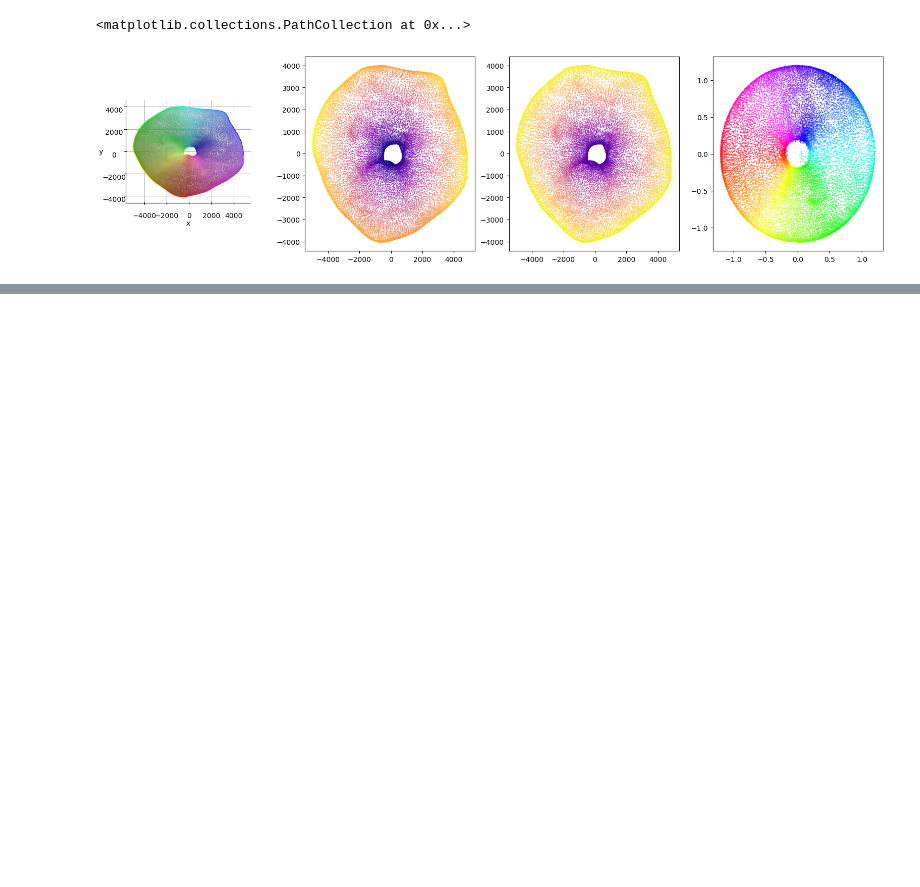
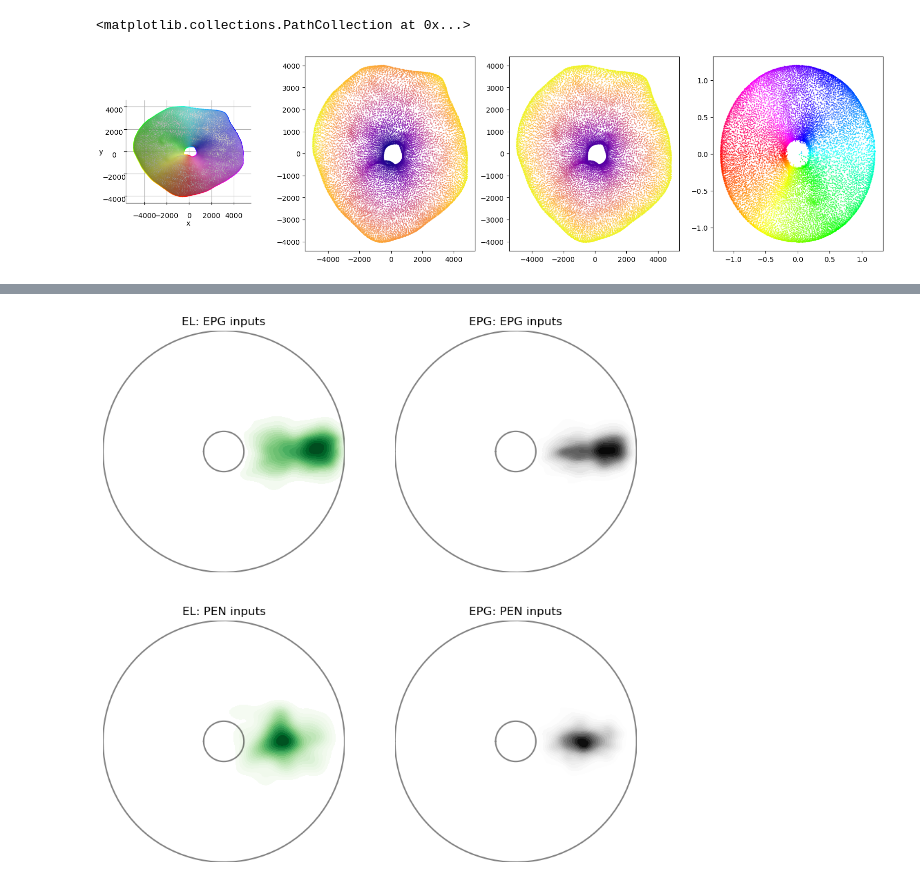
Before and after one commit to yfisher-lab/NeuromodPlasticity, a Jupyter notebook: Notebooks/connectomics_analysis/EL_synaptic_partners_plots.ipynb, the cells around one changed output, grey strips where cells are left out. Cells and saved outputs as stored; diff of their text form; code cells hidden in the pictures; blank space fills up the shorter version.

```diff
--- a/Notebooks/connectomics_analysis/EL_synaptic_partners_plots.ipynb
+++ b/Notebooks/connectomics_analysis/EL_synaptic_partners_plots.ipynb
@@ -411,0 +448,74 @@ for i, el in els_df.iloc[:].iterrows():
+# %%
+fig, ax = plt.subplots(2, 2, figsize=(10, 10), sharex=True, sharey=True)
+l = 20
+sns.kdeplot(
+    el_epg_synapses,
+    x='rotated_x',
+    y='rotated_y',
+    ax=ax[0,0],
+    cmap='Greens',
+    # color='green',
+    levels=l,
+    fill=True,
+)
+ax[0,0].set_title('EL: EPG inputs')
+
+sns.kdeplot(
+    epg_epg_synapses,
+    x='rotated_x',
+    y='rotated_y',
+    ax=ax[0,1],
+    cmap='Greys',
+    # color='black',
+    # linewidth=0,
+    levels=l,
+    fill=True,
+
+
+)
+ax[0,1].set_title('EPG: EPG inputs')
+
+sns.kdeplot(
+    el_pen_synapses,
+    x='rotated_x',
+    y='rotated_y',
+    ax=ax[1,0],
+    cmap='Greens',
+    # color='green',
+    levels=l,
+    fill=True,
+
+)
+ax[1,0].set_title('EL: PEN inputs')
+
+sns.kdeplot(
+    epg_pen_synapses,
+    x='rotated_x',
+    y='rotated_y',
+    ax=ax[1,1],
+    cmap='Greys',
+    # color='black',
+    # linewidth=0,
+    levels=l,
+    fill=True,
+
+)
+ax[1,1].set_title('EPG: PEN inputs')
+
+min_rad = .2
+max_rad = 1.2
+angles = np.linspace(-np.pi, np.pi, num=100)
+for a in ax.flatten():
+
+    a.plot(np.cos(angles) * min_rad, np.sin(angles) * min_rad, color='black', alpha=0.5)
+    a.plot(np.cos(angles) * max_rad, np.sin(angles) * max_rad, color='black', alpha=0.5)
+    a.set_xlim(-max_rad, max_rad)
+    a.set_ylim(-max_rad, max_rad)
+
+    a.set_aspect('equal')
+    a.grid(False)
+    a.set_axis_off()
+    # a.plot(np.cos(angles) * min_rad, np.sin(angles) * min_rad, color='black', alpha=0.5)
+    # a.plot(np.cos(angles) * max_rad, np.sin(angles) * max_rad, color='black', alpha=0.5)
+# %% [output]
+[figure, added]
```
Also changed, not shown: parts of 5 cells of this notebook.
